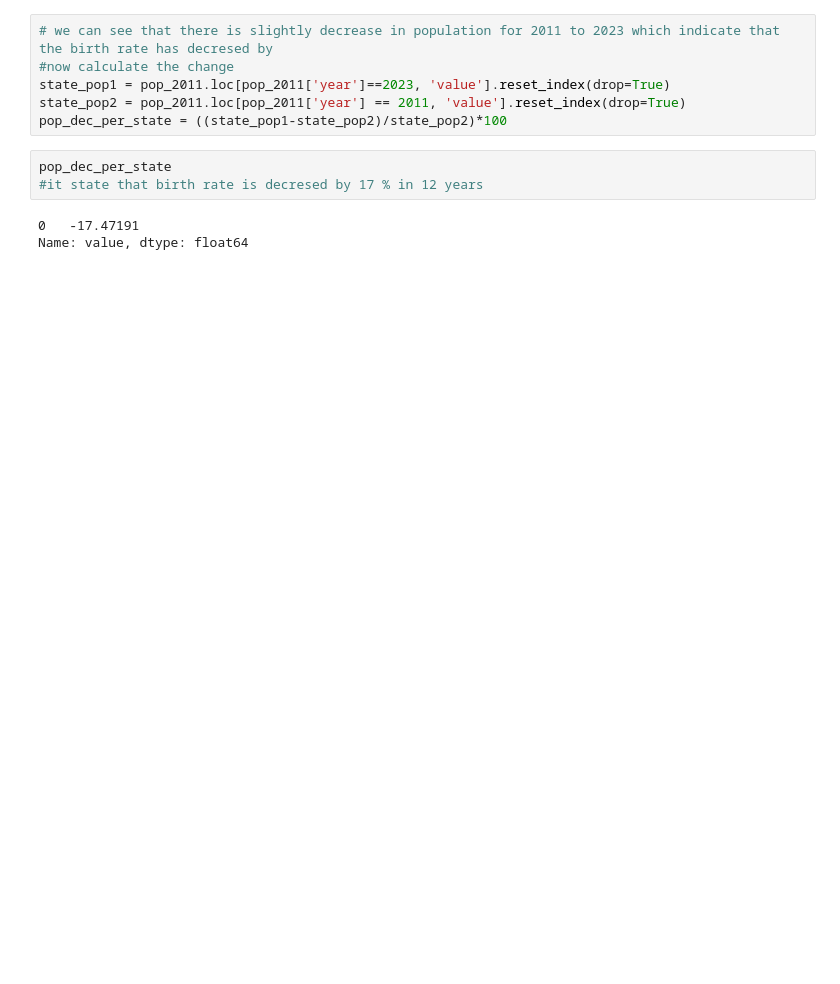
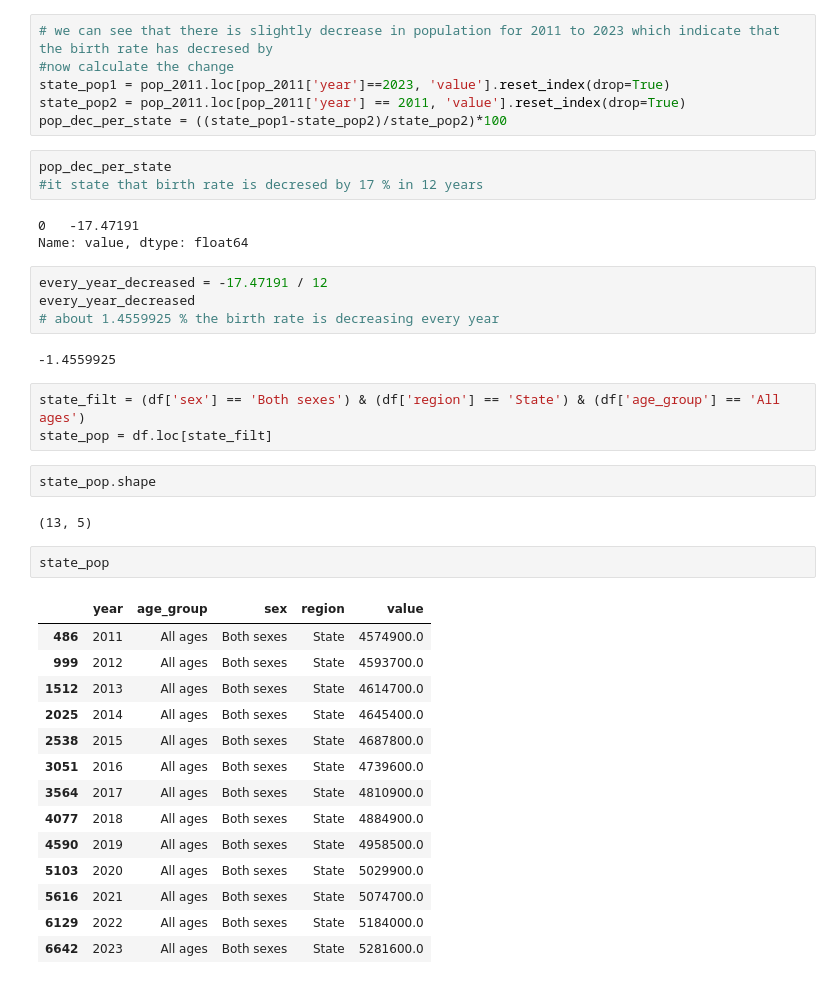
Before and after one commit to shyamghan17/Assignments, a Jupyter notebook: Population_dataset.ipynb, the cells around one changed output. Saved outputs shown, nothing was run; the diff lists cells and outputs as text; blank space fills up the shorter version.

```diff
--- a/Population_dataset.ipynb
+++ b/Population_dataset.ipynb
@@ -118,3 +118,33 @@ pop_dec_per_state
 # %% [output]
 0   -17.47191
 Name: value, dtype: float64
+# %%
+every_year_decreased = -17.47191 / 12
+every_year_decreased
+# about 1.4559925 % the birth rate is decreasing every year
+# %% [output]
+-1.4559925
+# %%
+state_filt = (df['sex'] == 'Both sexes') & (df['region'] == 'State') & (df['age_group'] == 'All ages')
+state_pop = df.loc[state_filt]
+# %%
+state_pop.shape
+# %% [output]
+(13, 5)
+# %%
+state_pop
+# %% [output]
+|  | year | age_group | sex | region | value |
+| 486 | 2011 | All ages | Both sexes | State | 4574900.0 |
+| 999 | 2012 | All ages | Both sexes | State | 4593700.0 |
+| 1512 | 2013 | All ages | Both sexes | State | 4614700.0 |
+| 2025 | 2014 | All ages | Both sexes | State | 4645400.0 |
+| 2538 | 2015 | All ages | Both sexes | State | 4687800.0 |
+| 3051 | 2016 | All ages | Both sexes | State | 4739600.0 |
+| 3564 | 2017 | All ages | Both sexes | State | 4810900.0 |
+| 4077 | 2018 | All ages | Both sexes | State | 4884900.0 |
+| 4590 | 2019 | All ages | Both sexes | State | 4958500.0 |
+| 5103 | 2020 | All ages | Both sexes | State | 5029900.0 |
+| 5616 | 2021 | All ages | Both sexes | State | 5074700.0 |
+| 6129 | 2022 | All ages | Both sexes | State | 5184000.0 |
+| 6642 | 2023 | All ages | Both sexes | State | 5281600.0 |
```
Also changed, not shown: parts of 2 cells of this notebook.
